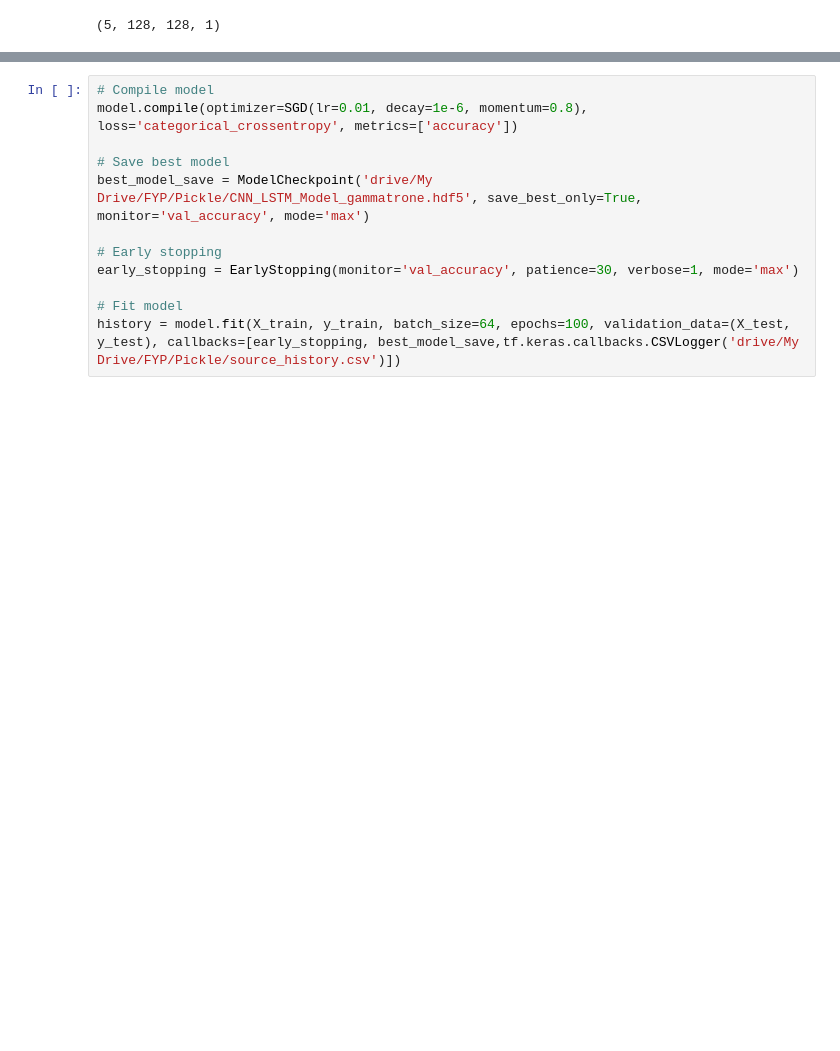
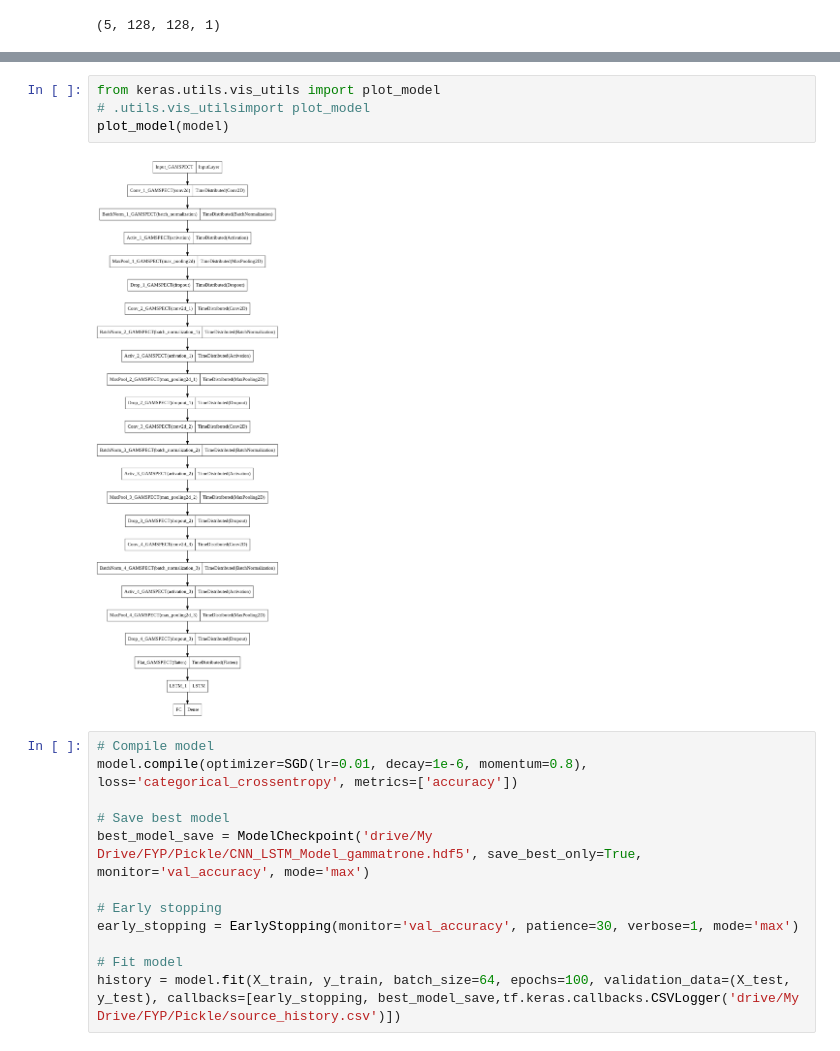
Before and after one commit to Dhaneesh02/fyp_SER, a Jupyter notebook: gfcc_Model.ipynb, the cells around one changed output, grey strips where cells are left out. Drawn from its saved outputs; the diff is of its cells as text; blank space fills up the shorter version.

```diff
--- a/gfcc_Model.ipynb
+++ b/gfcc_Model.ipynb
@@ -118,6 +118,12 @@ Total params: 656,583
 Trainable params: 655,815
 Non-trainable params: 768
 _________________________________________________________________
+# %%
+from keras.utils.vis_utils import plot_model
+# .utils.vis_utilsimport plot_model
+plot_model(model)
+# %% [output]
+[figure, added]
 # %%
 # Compile model
 model.compile(optimizer=SGD(lr=0.01, decay=1e-6, momentum=0.8), loss='categorical_crossentropy', metrics=['accuracy'])
```
Also changed, not shown: parts of 1 cell of this notebook.
